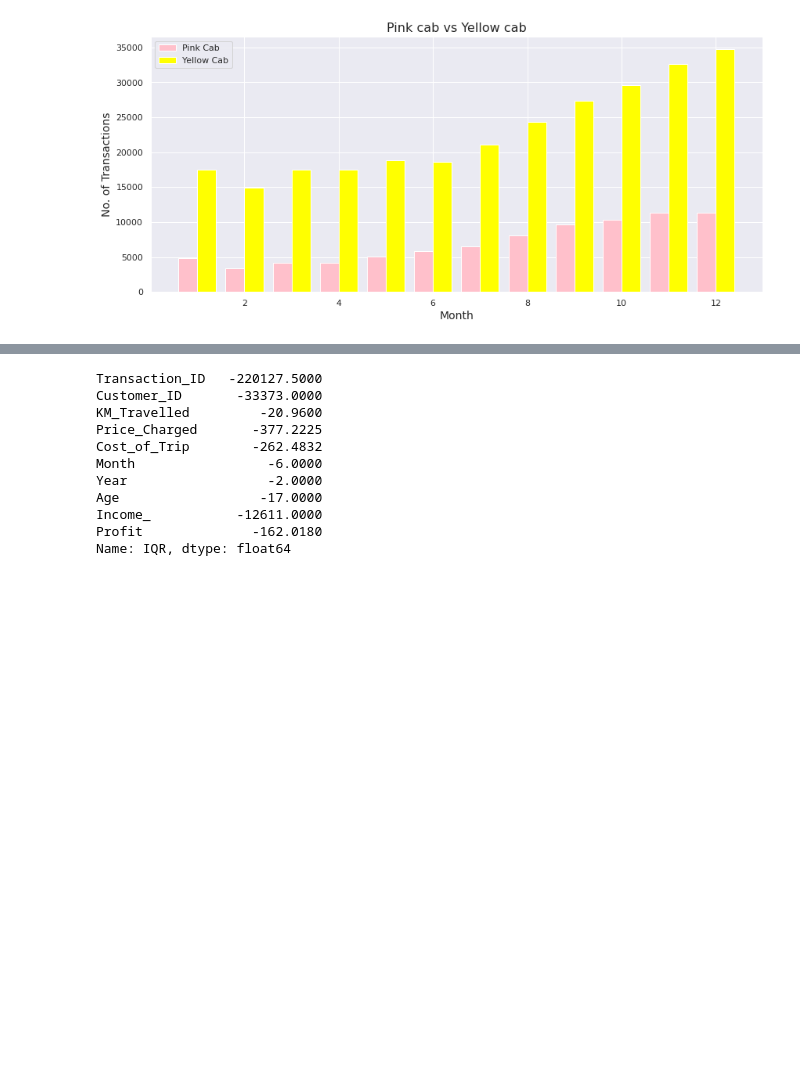
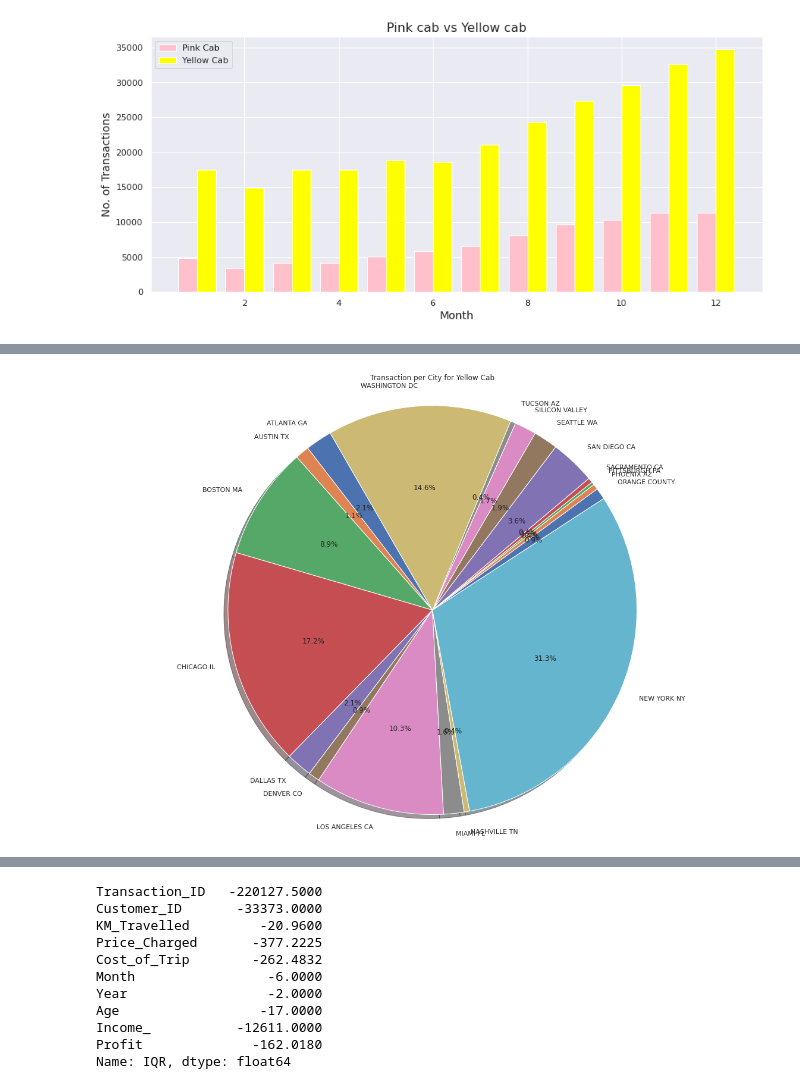
Before and after one commit to QuinAmii/G2M-Cab-Companies-EDA-Hypothesis, a Jupyter notebook: G2M_insight_for_Cab_Investment_firm.ipynb, the cells around one changed output, grey strips where cells are left out. Drawn from its saved outputs; the diff is of its cells as text; code cells hidden in the pictures; blank space fills up the shorter version.

```diff
--- a/G2M_insight_for_Cab_Investment_firm.ipynb
+++ b/G2M_insight_for_Cab_Investment_firm.ipynb
@@ -528,0 +549,6 @@ plt.show()
+# %%
+City_yellow = Data_Master[Data_Master.Company=='Yellow Cab'].groupby('City').Transaction_ID.count()
+City_yellow
+
+City_pink = Data_Master[Data_Master.Company=='Pink Cab'].groupby('City').Transaction_ID.count()
+City_pink
@@ -528,0 +573,12 @@ plt.show()
+# %%
+labels = City_yellow.index
+Value = City_yellow.values
+figp, axp = plt.subplots(figsize=(20,14))
+axp.pie(Value , labels=labels, autopct='%1.1f%%',shadow=True, startangle=120,)
+axp.axis('equal')
+
+
+plt.title('Transaction per City for Yellow Cab')
+plt.show()
+# %% [output]
+[figure, added]
```
Also changed, not shown: parts of 16 cells of this notebook.
